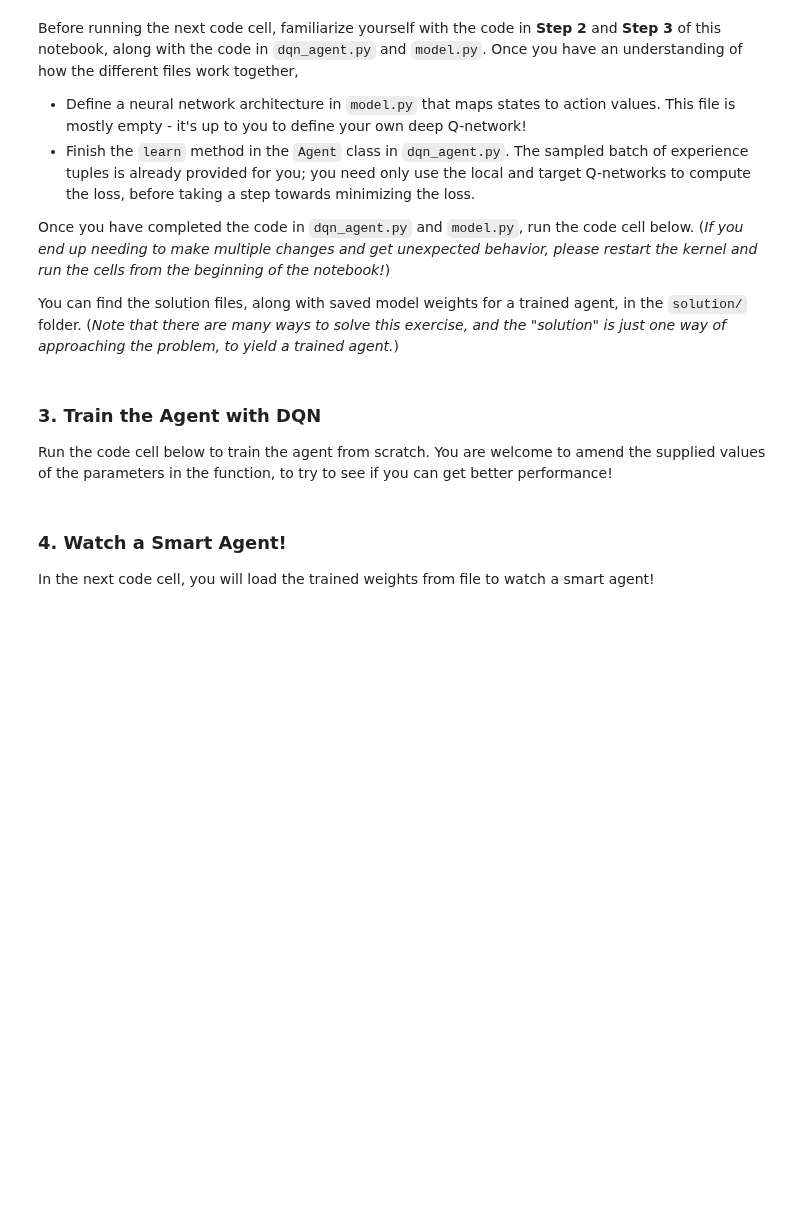
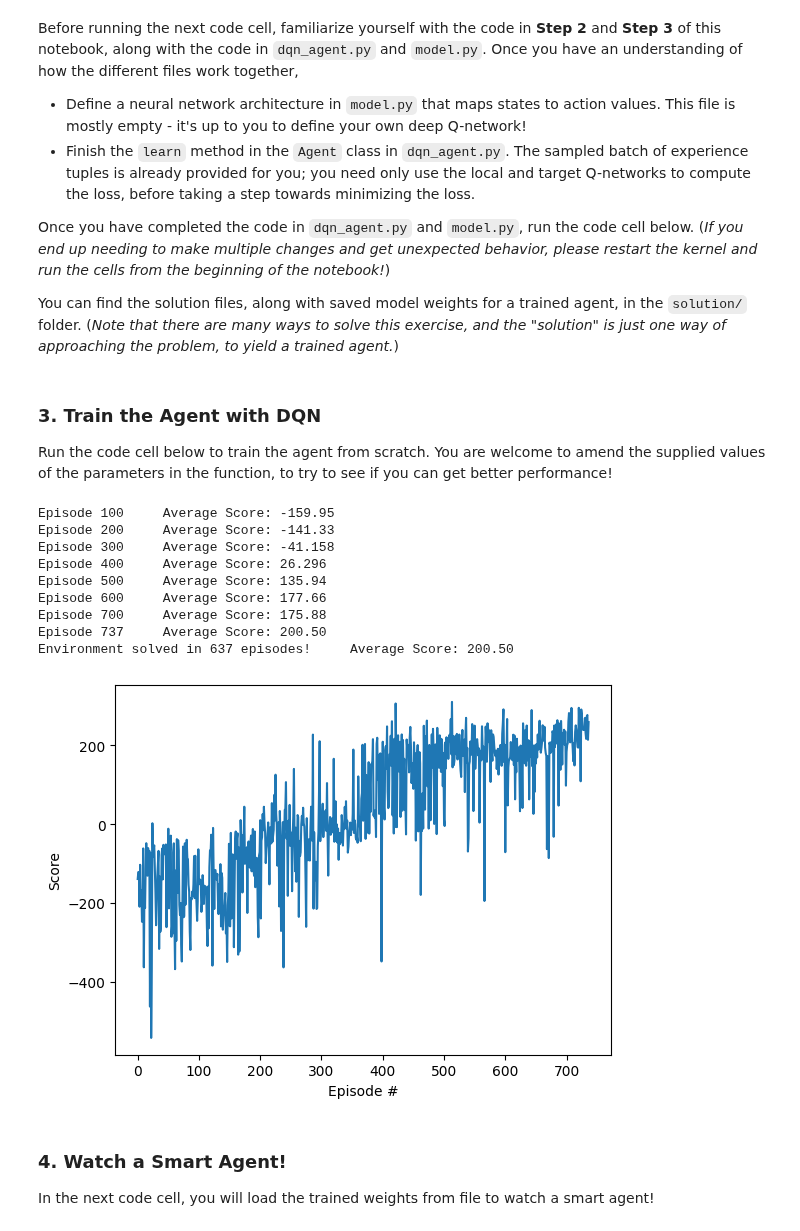
Before and after one commit to CarlSchwedes/deep-reinforcement-learning, a Jupyter notebook: dqn/exercise/Deep_Q_Network.ipynb, the cells around one changed output. Drawn from its saved outputs; the diff is of its cells as text; code cells hidden in the pictures; blank space fills up the shorter version.

```diff
--- a/dqn/exercise/Deep_Q_Network.ipynb
+++ b/dqn/exercise/Deep_Q_Network.ipynb
@@ -17,7 +17,7 @@ import matplotlib.pyplot as plt
 
 Initialize the environment in the code cell below.
 # %%
-env = gym.make('LunarLander-v2')
-env.seed(0)
+env = gymnasium.make('LunarLander-v3')
+env.reset(seed=0)
 print('State shape: ', env.observation_space.shape)
 print('Number of actions: ', env.action_space.n)
@@ -35,11 +38,11 @@ from dqn_agent import Agent
 agent = Agent(state_size=8, action_size=4, seed=0)
 
 # watch an untrained agent
-state = env.reset()
+state, _ = env.reset()
 for j in range(200):
     action = agent.act(state)
     env.render()
-    state, reward, done, _ = env.step(action)
+    state, reward, done, _, _ = env.step(action)
     if done:
         break
 
@@ -64,37 +67,49 @@ def dqn(n_episodes=2000, max_t=1000, eps_start=1.0, eps_end=0.01, eps_decay=0.99
     scores_window = deque(maxlen=100)  # last 100 scores
     eps = eps_start                    # initialize epsilon
     for i_episode in range(1, n_episodes+1):
-        state = env.reset()
+        state, _ = env.reset()
         score = 0
         for t in range(max_t):
             action = agent.act(state, eps)
-            next_state, reward, done, _ = env.step(action)
+            next_state, reward, terminated, truncated, _ = env.step(action)
+            done = terminated or truncated
             agent.step(state, action, reward, next_state, done)
             state = next_state
             score += reward
             if done:
                 break
         scores_window.append(score)       # save most recent score
         scores.append(score)              # save most recent score
         eps = max(eps_end, eps_decay*eps) # decrease epsilon
         print('\rEpisode {}\tAverage Score: {:.2f}'.format(i_episode, np.mean(scores_window)), end="")
         if i_episode % 100 == 0:
             print('\rEpisode {}\tAverage Score: {:.2f}'.format(i_episode, np.mean(scores_window)))
         if np.mean(scores_window)>=200.0:
             print('\nEnvironment solved in {:d} episodes!\tAverage Score: {:.2f}'.format(i_episode-100, np.mean(scores_window)))
             torch.save(agent.qnetwork_local.state_dict(), 'checkpoint.pth')
             break
     return scores
 
 scores = dqn()
 
 # plot the scores
 fig = plt.figure()
 ax = fig.add_subplot(111)
 plt.plot(np.arange(len(scores)), scores)
 plt.ylabel('Score')
 plt.xlabel('Episode #')
 plt.show()
+# %% [output]
+Episode 100     Average Score: -159.95
+Episode 200     Average Score: -141.33
+Episode 300     Average Score: -41.158
+Episode 400     Average Score: 26.296
+Episode 500     Average Score: 135.94
+Episode 600     Average Score: 177.66
+Episode 700     Average Score: 175.88
+Episode 737     Average Score: 200.50
+Environment solved in 637 episodes!     Average Score: 200.50
+[figure, added]
 # %% [markdown]
 ### 4. Watch a Smart Agent!
 
```
Also changed, not shown: parts of 3 cells of this notebook, 8 other files.
